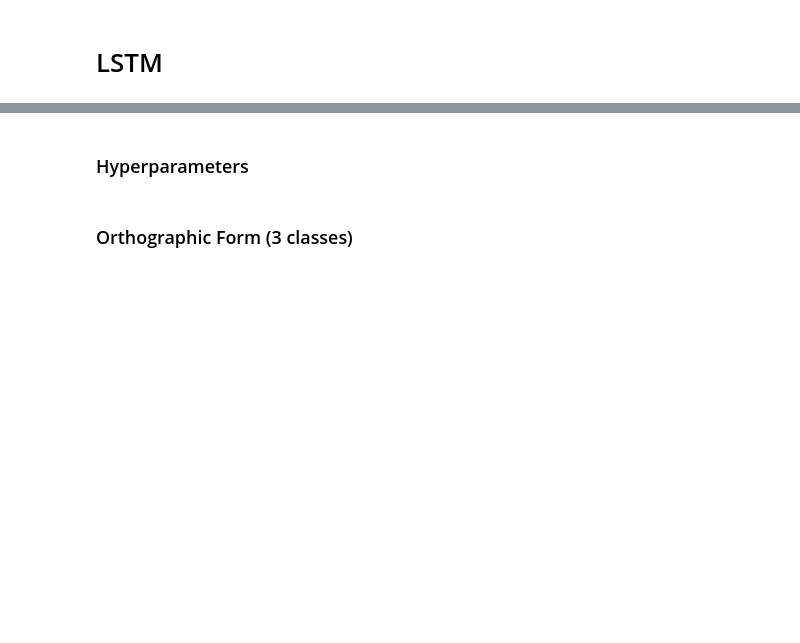
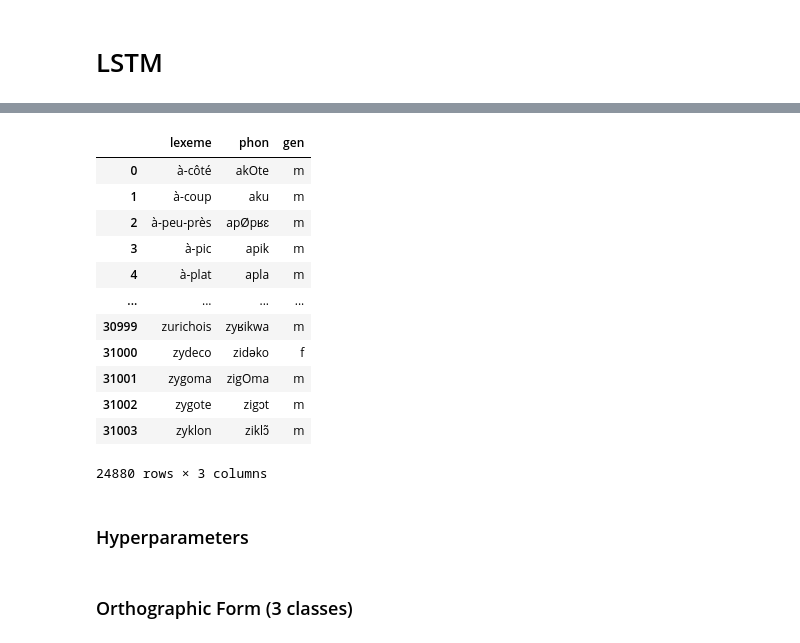
Before and after one commit to obonami/gender_prediction, a Jupyter notebook: src/main.ipynb, the cells around one changed output, grey strips where cells are left out. Cells and saved outputs as stored; diff of their text form; code cells hidden in the pictures; blank space fills up the shorter version.

```diff
--- a/src/main.ipynb
+++ b/src/main.ipynb
@@ -41,3 +58,20 @@ phonetic_data_2gen = df[df['gender'] != 'b'][['phonetic transcription', 'gender'
+# %%
+train = nlexique[(~nlexique['lexeme'].isin(test['lemma'])) & (nlexique['gen'] != 'b')]
+train
+# %% [output]
+|  | lexeme | phon | gen |
+| 0 | à-côté | akOte | m |
+| 1 | à-coup | aku | m |
+| 2 | à-peu-près | apØpʁɛ | m |
+| 3 | à-pic | apik | m |
+| 4 | à-plat | apla | m |
+| ... | ... | ... | ... |
+| 30999 | zurichois | zyʁikwa | m |
+| 31000 | zydeco | zidəko | f |
+| 31001 | zygoma | zigOma | m |
+| 31002 | zygote | zigɔt | m |
+| 31003 | zyklon | ziklɔ̃ | m |
+24880 rows × 3 columns
 # %% [markdown]
 ### Hyperparameters
 # %%
```
Also changed, not shown: parts of 10 cells of this notebook, 5 other files.
